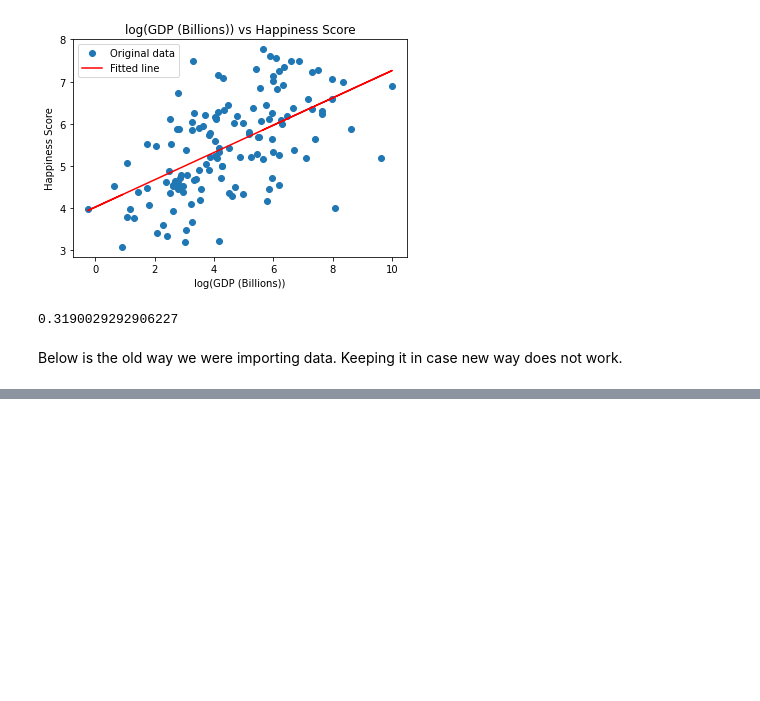
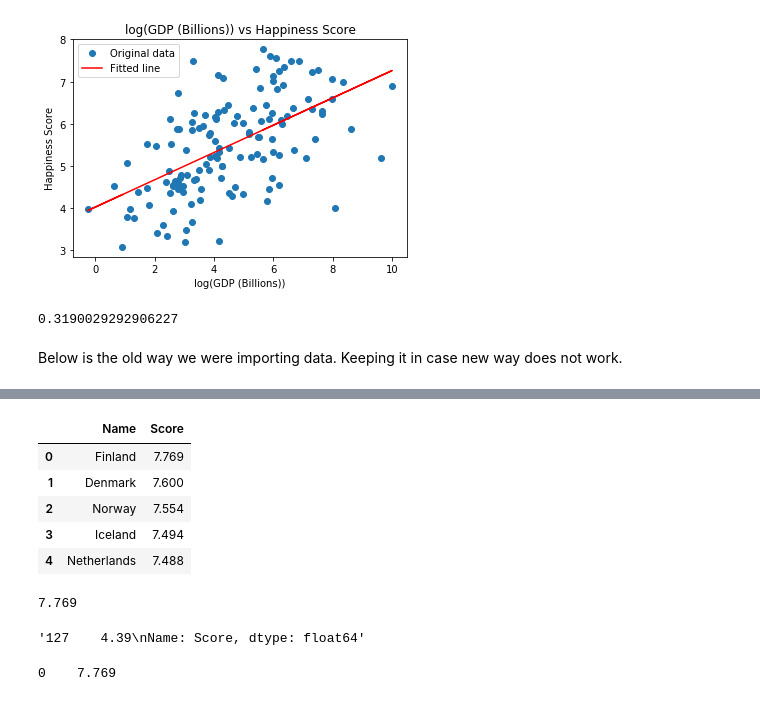
Before and after one commit to wjduq/Economic-Analysis, a Jupyter notebook: Project.ipynb, the cells around one changed output, grey strips where cells are left out. Saved outputs shown, nothing was run; the diff lists cells and outputs as text; code cells hidden in the pictures; blank space fills up the shorter version.

```diff
--- a/Project.ipynb
+++ b/Project.ipynb
@@ -167,0 +223,12 @@ json.load(json_file)
+# %%
+happinessDF1 = happinessDF.replace({"United States": "United States of America", "Trinidad & Tobago": "Trinidad and Tobago", "North Macedonia": "Macedonia",
+"Congo (Kinshasa)": "Democratic Republic of the Congo"})
+# %%
+happinessDF1 = happinessDF1[happinessDF1['Country or region'] != 'Singapore']
+happinessDF1 = happinessDF1[happinessDF1['Country or region'] != 'Bahrain']
+happinessDF1 = happinessDF1[happinessDF1['Country or region'] != 'Mauritius']
+happinessDF1 = happinessDF1[happinessDF1['Country or region'] != 'Serbia']
+happinessDF1 = happinessDF1[happinessDF1['Country or region'] != 'Hong Kong']
+happinessDF1 = happinessDF1[happinessDF1['Country or region'] != 'Palestinian Territories']
+happinessDF1 = happinessDF1[happinessDF1['Country or region'] != 'Congo (Brazzaville)']
+happinessDF1 = happinessDF1[happinessDF1['Country or region'] != 'Tanzania']
@@ -167,0 +255,28 @@ json.load(json_file)
+# %%
+country_df = happinessDF1[['Country or region', 'Score']]
+country_df = country_df.rename(columns={"Country or region": "Name"})
+country_df.head()
+# %% [output]
+|  | Name | Score |
+| 0 | Finland | 7.769 |
+| 1 | Denmark | 7.600 |
+| 2 | Norway | 7.554 |
+| 3 | Iceland | 7.494 |
+| 4 | Netherlands | 7.488 |
+# %%
+import re
+
+re.findall(r'(\d\.\d+)', str(country_df[country_df['Name']==key]['Score']))[0]
+print(str(match[0]))
+str(country_df[country_df['Name']=='Mali']['Score'])
+# %% [output]
+7.769
+'127    4.39\nName: Score, dtype: float64'
+# %%
+import re
+target = str(country_df[country_df['Name']=='Finland']['Score'])
+pattern = r'.+(\d\.\d+)'
+match = re.match(pattern, target)
+print(match[0])
+# %% [output]
+0    7.769
```
Also changed, not shown: parts of 11 cells of this notebook, 1 other file.
